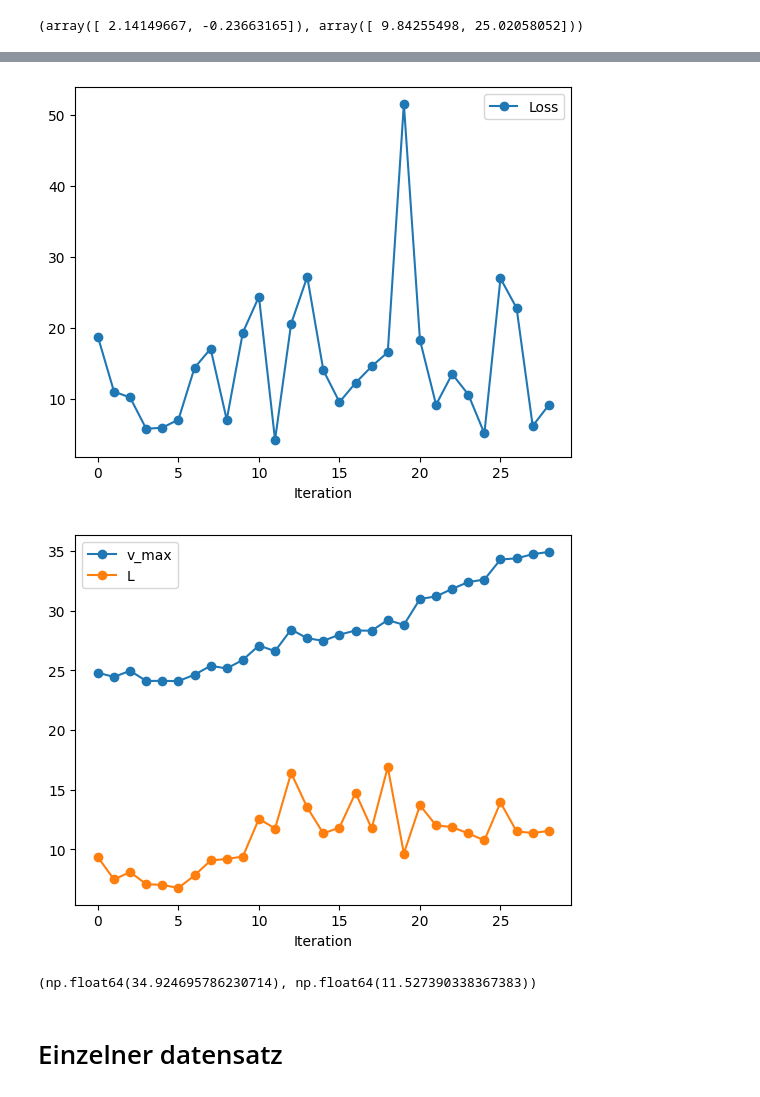
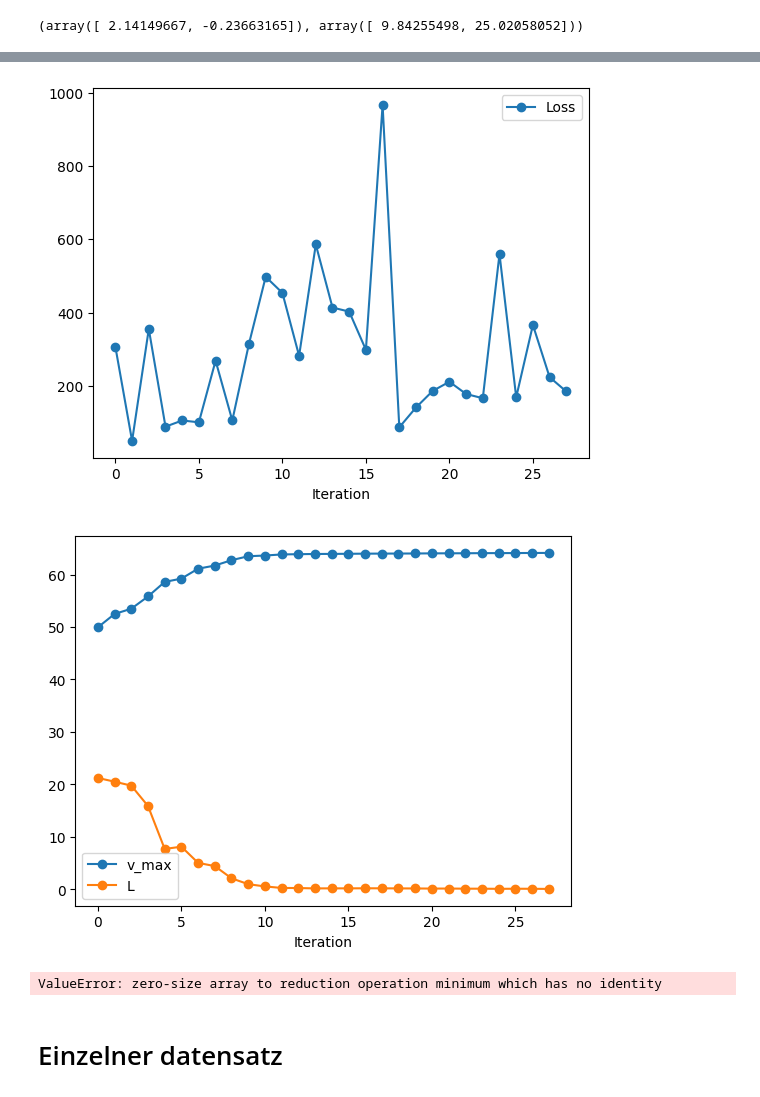
Before and after one commit to TimLockstedt/Opt1, a Jupyter notebook: validation_Tim_1.ipynb, the cells around one changed output, grey strips where cells are left out. Saved outputs shown, nothing was run; the diff lists cells and outputs as text; code cells hidden in the pictures.

```diff
--- a/validation_Tim_1.ipynb
+++ b/validation_Tim_1.ipynb
@@ -1077,9 +1077,9 @@ def fMittelGrad(grads, J_arr, ignore, N):
 ignorieren = 1
 # from opt_lib_1 import *
 dt = 0.01
-L_in = 10 # 15
+L_in = 20 # 15
 L = L_in
-vmax_in = 25 # 30
+vmax_in = 45 #25 # 30
 v_max = vmax_in
 N = 4
 M = 30 # 5000
@@ -1100,7 +1100,7 @@ grad_arr = np.empty((M, 2))
 J_arr_sammel = np.empty(N)
 J_arr = []
 dataset_nuber = 3# 5, 10
-fileName = "TrafficDataset/sequence_data1-1_1.mat"
+fileName = "TrafficDataset/sequence_data2-1_1.mat" # sequence_data1-1_1.mat
 test = data_class(fileName)
 gamma = 0.01 # erstmal fix
 
@@ -1210,27 +1197,34 @@ Sigma hat funktioniert: 0.25
 # %%
 import matplotlib.pyplot as plt
 
 plt.plot(np.arange(len(J_arr)), J_arr, label="Loss", marker = "o")
 ax = plt.gca()
 # xmin, xmax = 3000, 8000
 #ymin, ymax = 8, 9.5
 #ax.set_ylim([ymin, ymax])
 # ax.set_xlim([xmin, xmax])
 plt.legend()
 plt.xlabel("Iteration")
 plt.savefig(f"Bilder/Figure_Loss{fileName.split("/")[1].split(".")[0]}_random_M{M}L{L_in}Vmax{vmax_in}dt{dt}armijo_N{N}ign{ignorieren}seed{seed}.pdf", dpi=40)
 plt.show()
 plt.plot(range(len(vmax_arr)), vmax_arr, label = "v_max", marker = "o")
 plt.plot(range(len(L_arr)), L_arr, label = "L",  marker = "o")
 plt.legend()
 plt.xlabel("Iteration")
 plt.savefig(f"Bilder/Figure_ParameterEntwicklung{fileName.split("/")[1].split(".")[0]}_random_M{M}L{L_in}Vmax{vmax_in}dt{dt}armijo_N{N}ign{ignorieren}seed{seed}.pdf", dpi=40)
 plt.show()
+mask = grad_arr == 0
+grad = grad_arr[:int(np.min(np.where(mask)[0])), :]
+plt.plot(range(grad.shape[0]), grad[:,0], label=r"$\nabla_{vmax}$", marker = "")
+plt.plot(range(grad.shape[0]), grad[:,1], label=r"$\nabla_{L}$", marker = "")
+plt.legend()
+plt.savefig(f"Bilder/{fileName.split("/")[1].split(".")[0]}_random_M{M}L{L_in}Vmax{vmax_in}dt{dt}armijo_N{N}ign{ignorieren}seed{seed}_Figure_GradEntwicklung.pdf", dpi=40)
+plt.show()
 v_max, L
 # %% [output]
-[figure, old version]
+[figure, new version]
-[figure, old version]
+[figure, new version]
-(np.float64(34.924695786230714), np.float64(11.527390338367383))
+ValueError: zero-size array to reduction operation minimum which has no identity
 # %% [markdown]
 # Einzelner datensatz
 # %%
```
Also changed, not shown: parts of 1 cell of this notebook, 59 other files.
